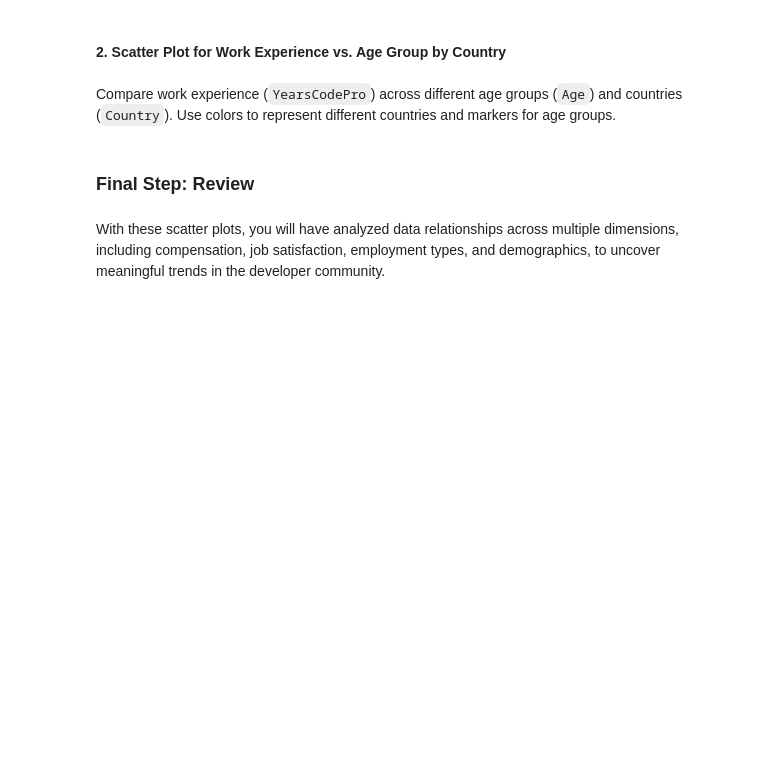
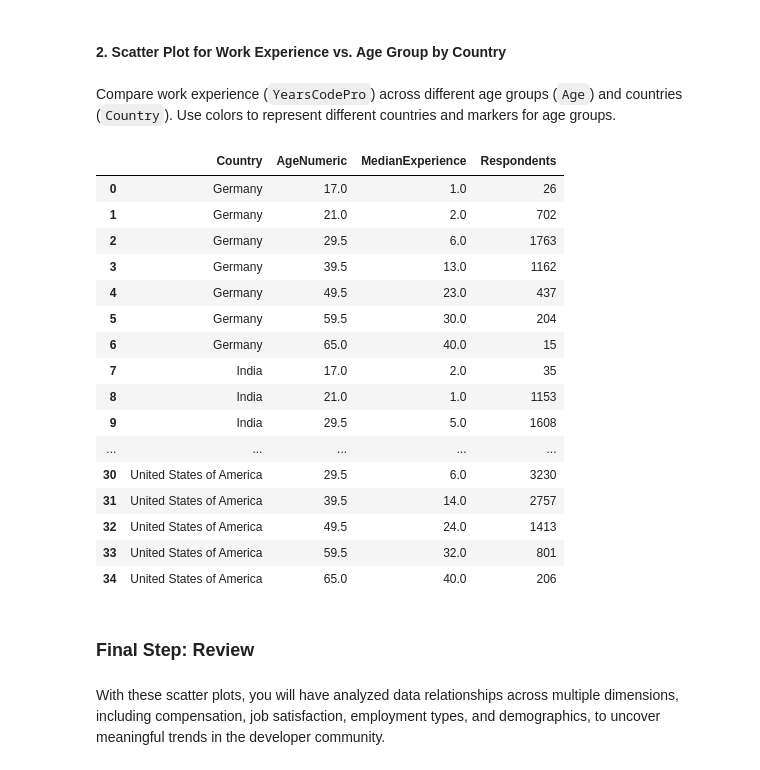
Before and after one commit to Ljara20/Data-Analyst-IBM-Certificate, a Jupyter notebook: Course9-(Capstone-Project)/Module4(Data-visualization)/Lab 16 -Scatter Plot-v1.ipynb, the cells around one changed output. Drawn from its saved outputs; the diff is of its cells as text; code cells hidden in the pictures; blank space fills up the shorter version.

```diff
--- a/Course9-(Capstone-Project)/Module4(Data-visualization)/Lab 16 -Scatter Plot-v1.ipynb
+++ b/Course9-(Capstone-Project)/Module4(Data-visualization)/Lab 16 -Scatter Plot-v1.ipynb
@@ -447,3 +611,89 @@ Compare work experience (`YearsCodePro`) across different age groups (`Age`) and
+# %%
+# Work Experience vs Age Group by Country
+
+age_mapping = {
+    "Under 18 years old": 17,
+    "18-24 years old": 21,
+    "25-34 years old": 29.5,
+    "35-44 years old": 39.5,
+    "45-54 years old": 49.5,
+    "55-64 years old": 59.5,
+    "65 years or older": 65,
+    "Prefer not to say": np.nan
+}
+
+country_exp = df[
+    ["Country", "Age", "YearsCodePro"]
+].copy()
+
+country_exp["AgeNumeric"] = (
+    country_exp["Age"].map(age_mapping)
+)
+
+country_exp["YearsCodeProNumeric"] = (
+    country_exp["YearsCodePro"]
+    .replace({
+        "Less than 1 year": 0.5,
+        "More than 50 years": 51
+    })
+)
+
+country_exp["YearsCodeProNumeric"] = pd.to_numeric(
+    country_exp["YearsCodeProNumeric"],
+    errors="coerce"
+)
+
+country_exp = country_exp.dropna(
+    subset=[
+        "Country",
+        "AgeNumeric",
+        "YearsCodeProNumeric"
+    ]
+)
+
+# Top 5 countries
+top_countries = (
+    country_exp["Country"]
+    .value_counts()
+    .head(5)
+    .index
+    .tolist()
+)
+
+country_exp = country_exp[
+    country_exp["Country"].isin(top_countries)
+]
+
+# Median experience per age group and country
+country_summary = (
+    country_exp
+    .groupby(["Country", "AgeNumeric"])
+    .agg(
+        MedianExperience=("YearsCodeProNumeric", "median"),
+        Respondents=("YearsCodeProNumeric", "count")
+    )
+    .reset_index()
+)
+
+display(country_summary)
+# %% [output]
+|  | Country | AgeNumeric | MedianExperience | Respondents |
+| 0 | Germany | 17.0 | 1.0 | 26 |
+| 1 | Germany | 21.0 | 2.0 | 702 |
+| 2 | Germany | 29.5 | 6.0 | 1763 |
+| 3 | Germany | 39.5 | 13.0 | 1162 |
+| 4 | Germany | 49.5 | 23.0 | 437 |
+| 5 | Germany | 59.5 | 30.0 | 204 |
+| 6 | Germany | 65.0 | 40.0 | 15 |
+| 7 | India | 17.0 | 2.0 | 35 |
+| 8 | India | 21.0 | 1.0 | 1153 |
+| 9 | India | 29.5 | 5.0 | 1608 |
+| ... | ... | ... | ... | ... |
+| 30 | United States of America | 29.5 | 6.0 | 3230 |
+| 31 | United States of America | 39.5 | 14.0 | 2757 |
+| 32 | United States of America | 49.5 | 24.0 | 1413 |
+| 33 | United States of America | 59.5 | 32.0 | 801 |
+| 34 | United States of America | 65.0 | 40.0 | 206 |
 # %% [markdown]
 ### Final Step: Review
 # %% [markdown]
```
Also changed, not shown: parts of 5 cells of this notebook.
